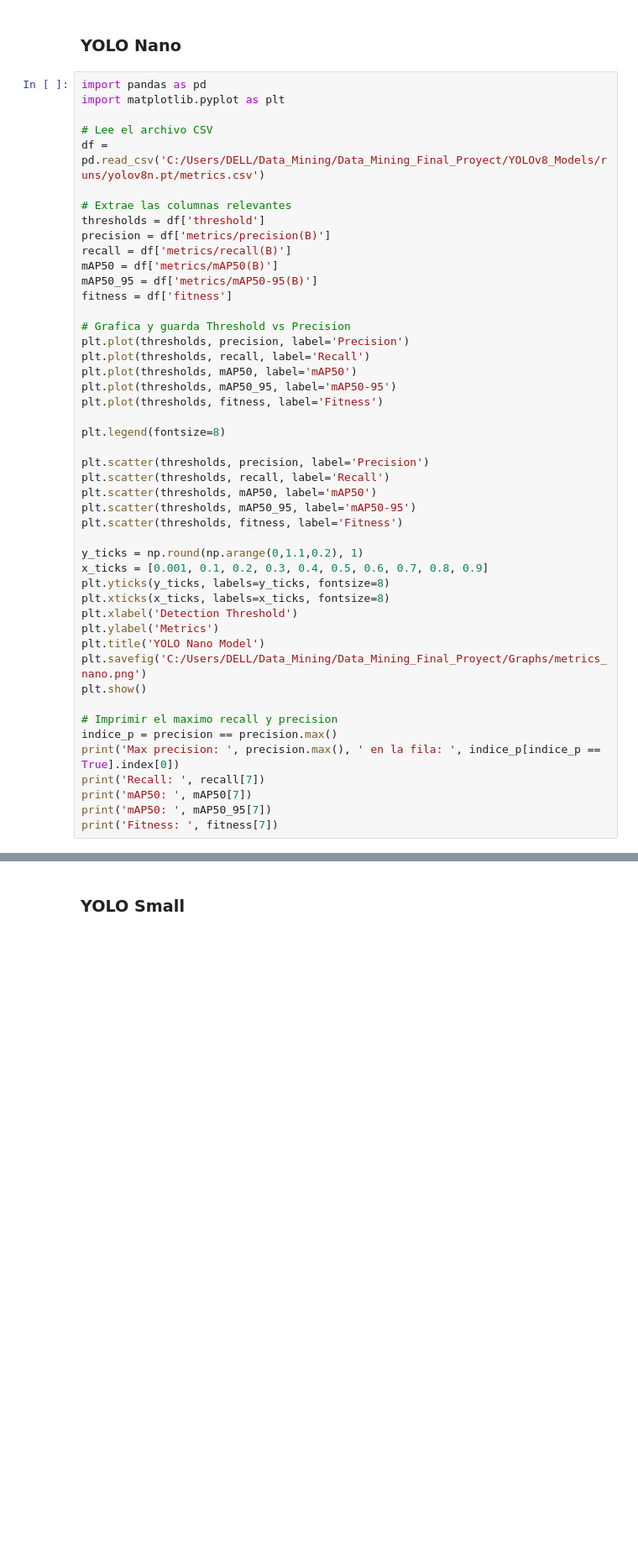
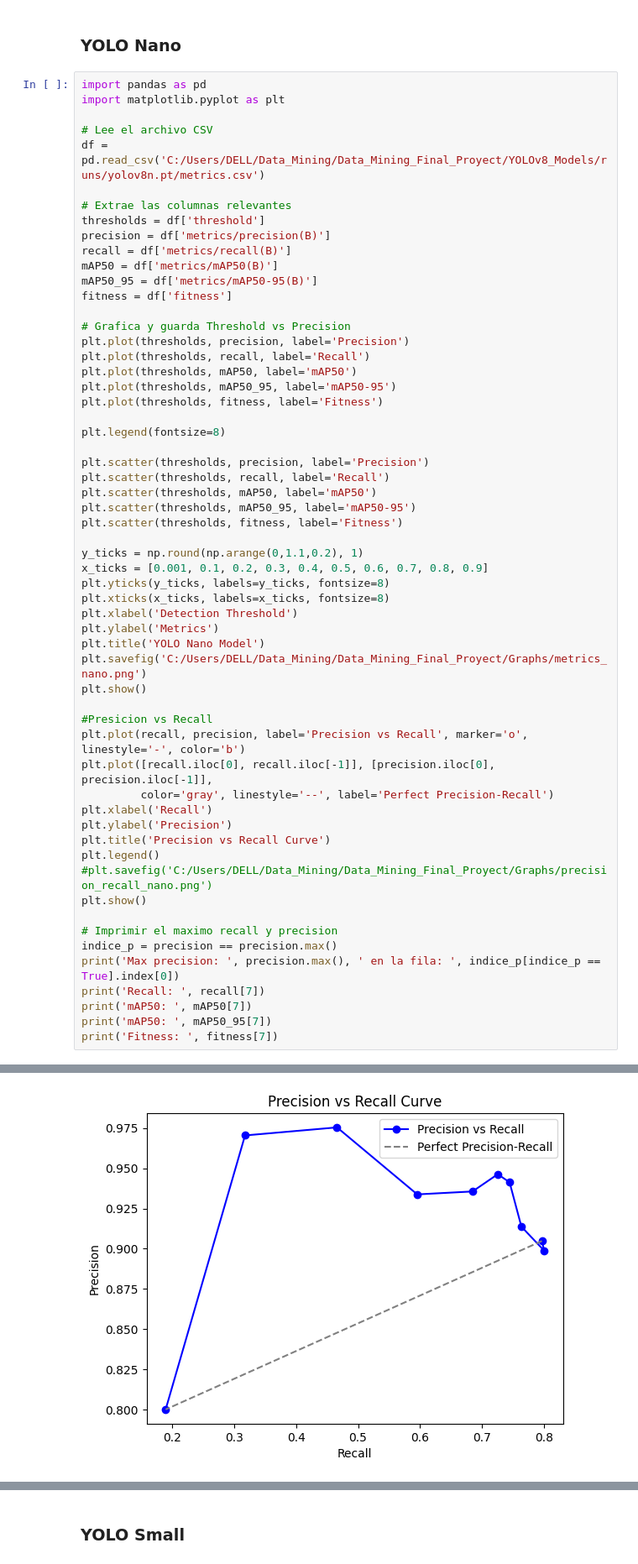
Before and after one commit to CamilaZambrano/Data_Mining_Final_Proyect, a Jupyter notebook: YOLOv8_Models/Code/nb01_analize_results.ipynb, the cells around one changed output, grey strips where cells are left out. Shown at 84% size. Cells and saved outputs as stored; diff of their text form; blank space fills up the shorter version.

```diff
--- a/YOLOv8_Models/Code/nb01_analize_results.ipynb
+++ b/YOLOv8_Models/Code/nb01_analize_results.ipynb
@@ -69,33 +115,45 @@ plt.plot(thresholds, mAP50, label='mAP50')
 plt.plot(thresholds, mAP50_95, label='mAP50-95')
 plt.plot(thresholds, fitness, label='Fitness')
 
 plt.legend(fontsize=8)
 
 plt.scatter(thresholds, precision, label='Precision')
 plt.scatter(thresholds, recall, label='Recall')
 plt.scatter(thresholds, mAP50, label='mAP50')
 plt.scatter(thresholds, mAP50_95, label='mAP50-95')
 plt.scatter(thresholds, fitness, label='Fitness')
 
 y_ticks = np.round(np.arange(0,1.1,0.2), 1)
 x_ticks = [0.001, 0.1, 0.2, 0.3, 0.4, 0.5, 0.6, 0.7, 0.8, 0.9]
 plt.yticks(y_ticks, labels=y_ticks, fontsize=8)
 plt.xticks(x_ticks, labels=x_ticks, fontsize=8)
 plt.xlabel('Detection Threshold')
 plt.ylabel('Metrics')
 plt.title('YOLO Nano Model')
 plt.savefig('C:/Users/DELL/Data_Mining/Data_Mining_Final_Proyect/Graphs/metrics_nano.png')
 plt.show()
 
+#Presicion vs Recall
+plt.plot(recall, precision, label='Precision vs Recall', marker='o', linestyle='-', color='b')
+plt.plot([recall.iloc[0], recall.iloc[-1]], [precision.iloc[0], precision.iloc[-1]],
+         color='gray', linestyle='--', label='Perfect Precision-Recall')
+plt.xlabel('Recall')
+plt.ylabel('Precision')
+plt.title('Precision vs Recall Curve')
+plt.legend()
+#plt.savefig('C:/Users/DELL/Data_Mining/Data_Mining_Final_Proyect/Graphs/precision_recall_nano.png')
+plt.show()
+
 # Imprimir el maximo recall y precision
 indice_p = precision == precision.max()
 print('Max precision: ', precision.max(), ' en la fila: ', indice_p[indice_p == True].index[0])
 print('Recall: ', recall[7])
 print('mAP50: ', mAP50[7])
 print('mAP50: ', mAP50_95[7])
 print('Fitness: ', fitness[7])
 # %% [output]
 [figure]
+[figure, added]
 Max precision:  0.975428976273981  en la fila:  7
 Recall:  0.4660606060606061
 mAP50:  0.7225187500000001
```
Also changed, not shown: parts of 2 cells of this notebook, 2 other files.
